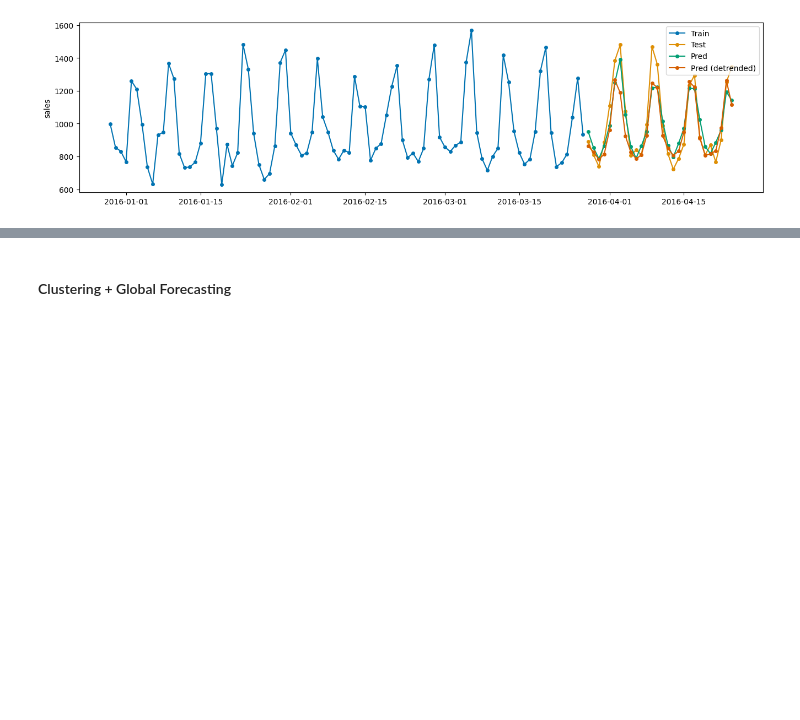
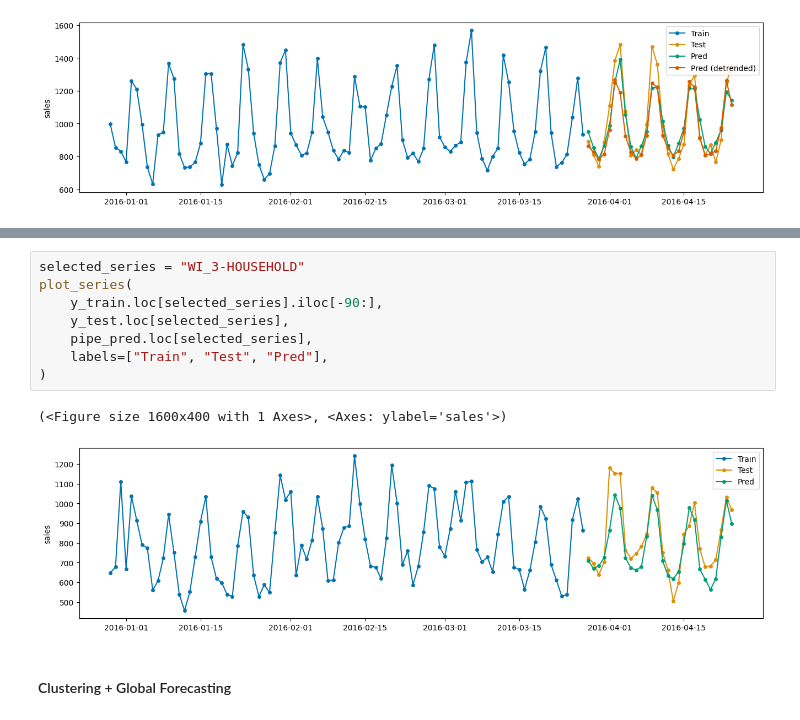
Before and after one commit to chua0332/sktime_lessons_lectures, a Jupyter notebook: 05 - Panel and Hierarchical.ipynb, the cells around one changed output, grey strips where cells are left out. Saved outputs shown, nothing was run; the diff lists cells and outputs as text; blank space fills up the shorter version.

```diff
--- a/05 - Panel and Hierarchical.ipynb
+++ b/05 - Panel and Hierarchical.ipynb
@@ -524,3 +610,14 @@ plot_series(
+# %%
+selected_series = "WI_3-HOUSEHOLD"
+plot_series(
+    y_train.loc[selected_series].iloc[-90:],
+    y_test.loc[selected_series],
+    pipe_pred.loc[selected_series],
+    labels=["Train", "Test", "Pred"],
+)
+# %% [output]
+(<Figure size 1600x400 with 1 Axes>, <Axes: ylabel='sales'>)
+[figure, added]
 # %% [markdown]
 #### Clustering + Global Forecasting
 # %% [markdown]
```
Also changed, not shown: parts of 9 cells of this notebook.
